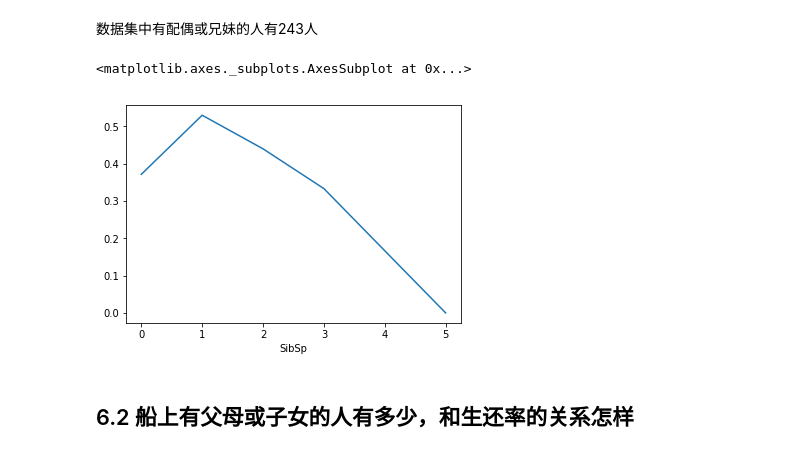
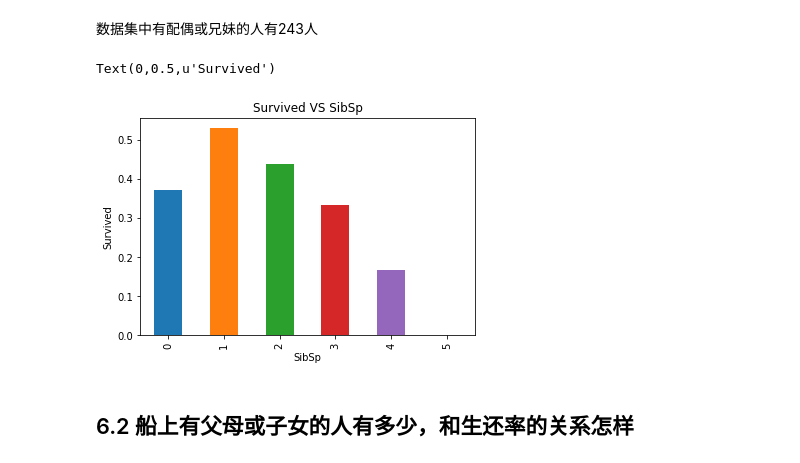
Before and after one commit to TrellixVulnTeam/udacity_CPLF, a Jupyter notebook: p4/Titanic.ipynb, the cells around one changed output. Cells and saved outputs as stored; diff of their text form; code cells hidden in the pictures.

```diff
--- a/p4/Titanic.ipynb
+++ b/p4/Titanic.ipynb
@@ -374,10 +419,13 @@ len(pan_analysis_passengers[pan_analysis_passengers["SibSp"] > 0])
 数据集中有配偶或兄妹的人有243人
 # %%
 sibsp_passengers = pan_analysis_passengers.groupby(["SibSp"])
-sibsp_passengers['Survived'].mean().plot()
+sibsp_passengers['Survived'].mean().plot(kind='bar')
+plt.title('Survived VS SibSp')
+plt.xlabel('SibSp')
+plt.ylabel('Survived')
 # %% [output]
-<matplotlib.axes._subplots.AxesSubplot at 0x...>
+Text(0,0.5,u'Survived')
-[figure, old version]
+[figure, new version]
 # %% [markdown]
 ## 6.2 船上有父母或子女的人有多少，和生还率的关系怎样
 # %%
```
Also changed, not shown: parts of 20 cells of this notebook, 1 other file.
